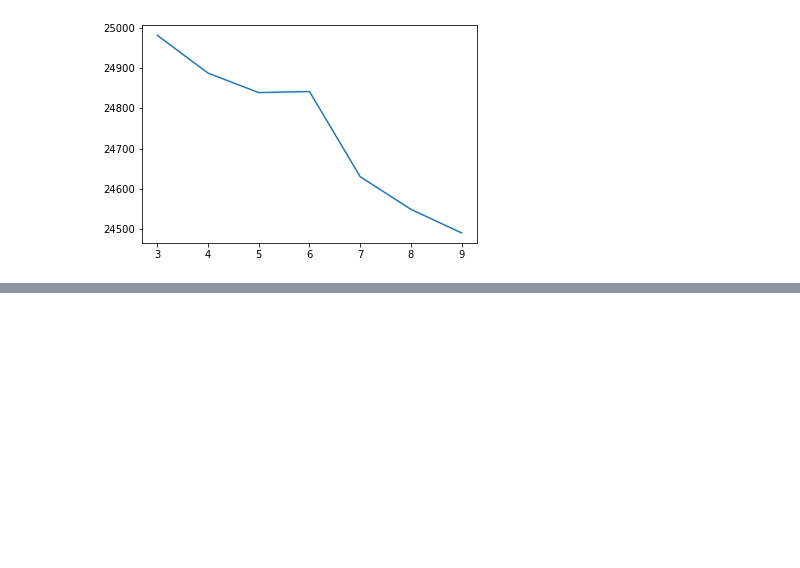
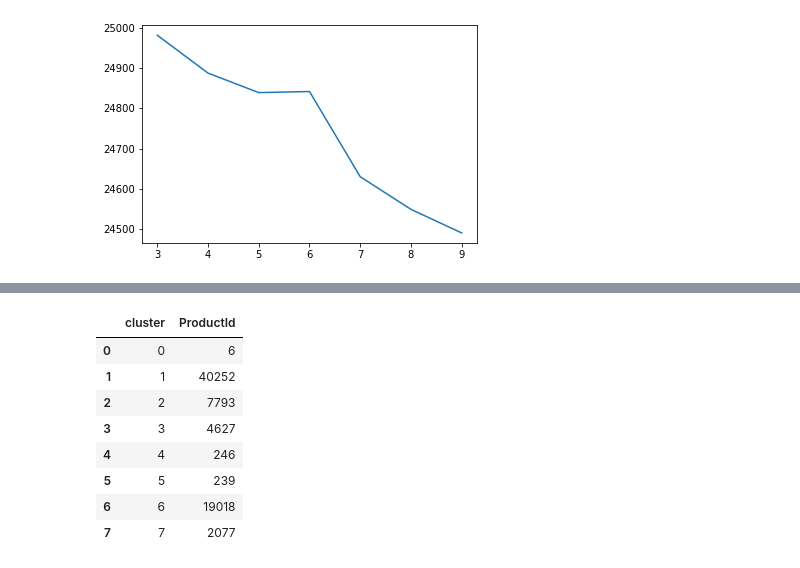
Before and after one commit to domenicocinque/ADM-HW4, a Jupyter notebook: HW4_Q2.ipynb, the cells around one changed output, grey strips where cells are left out. Cells and saved outputs as stored; diff of their text form; code cells hidden in the pictures; blank space fills up the shorter version.

```diff
--- a/HW4_Q2.ipynb
+++ b/HW4_Q2.ipynb
@@ -295,0 +376,14 @@ plt.plot(list(elbow.keys()), list(elbow.values()))
+# %%
+df_cluster2 = df.groupby('cluster')['ProductId'].count().reset_index()
+# %%
+df_cluster2
+# %% [output]
+|  | cluster | ProductId |
+| 0 | 0 | 6 |
+| 1 | 1 | 40252 |
+| 2 | 2 | 7793 |
+| 3 | 3 | 4627 |
+| 4 | 4 | 246 |
+| 5 | 5 | 239 |
+| 6 | 6 | 19018 |
+| 7 | 7 | 2077 |
```
Also changed, not shown: parts of 19 cells of this notebook.
